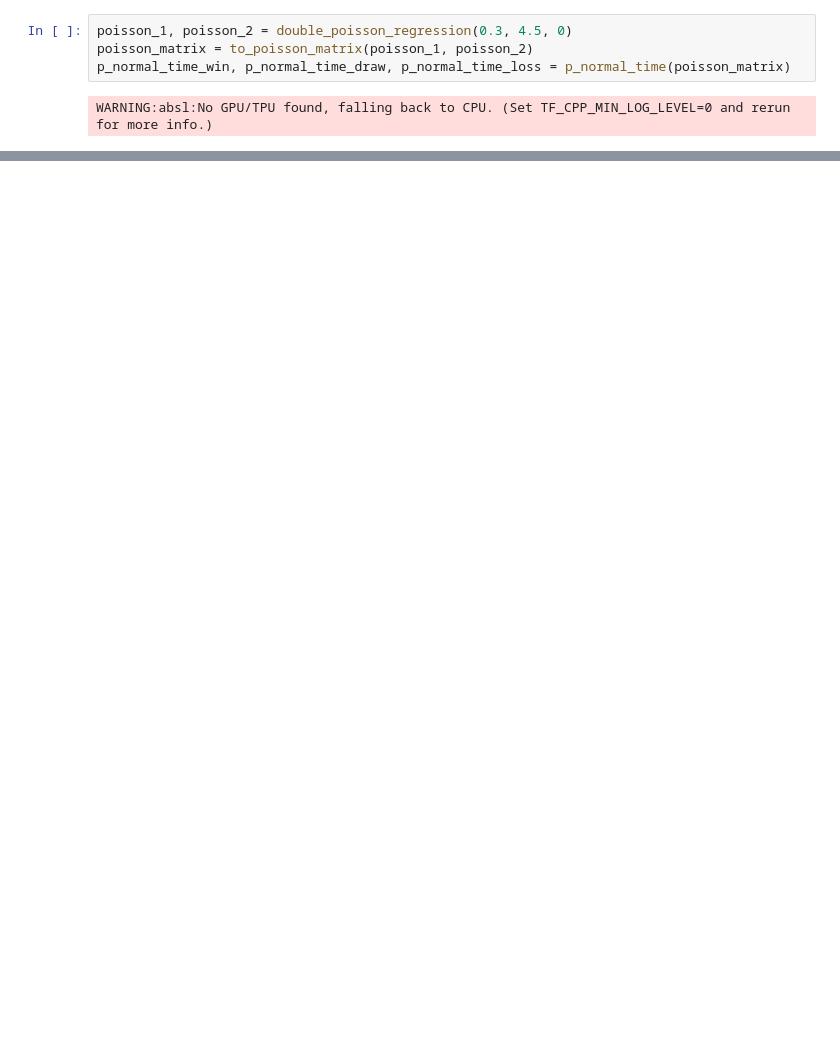
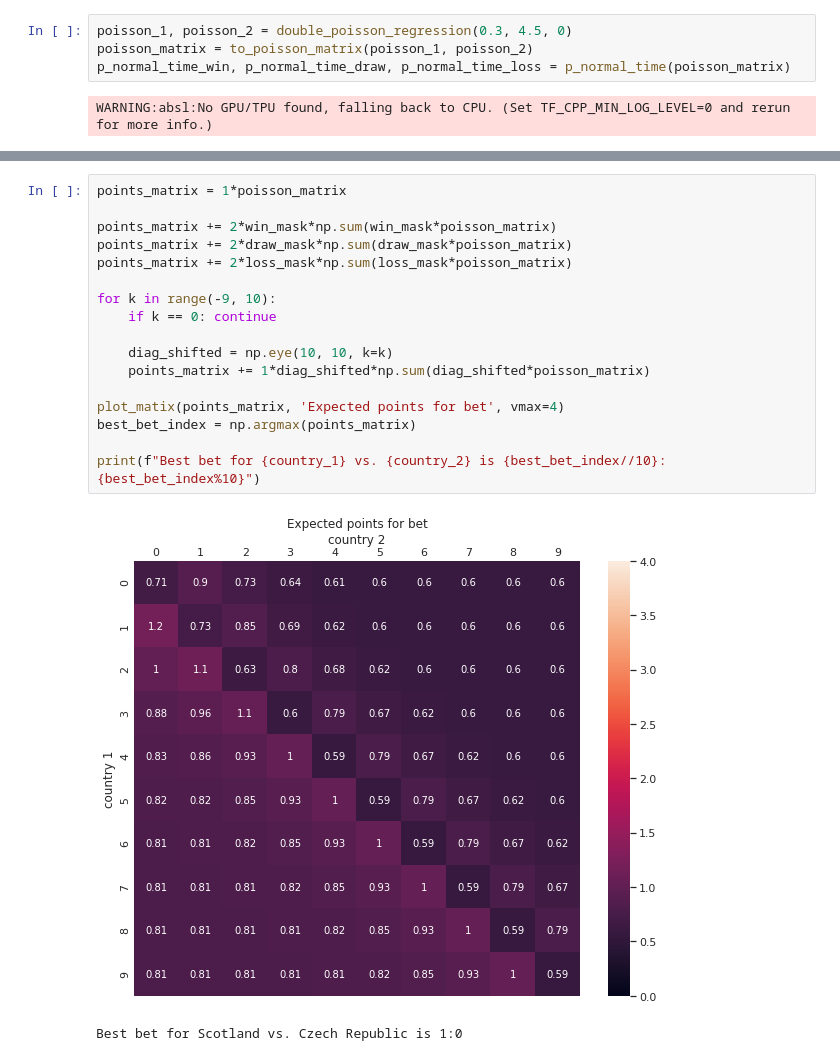
Before and after one commit to weichseltree/euro2020, a Jupyter notebook: double_poisson.ipynb, the cells around one changed output, grey strips where cells are left out. Cells and saved outputs as stored; diff of their text form; blank space fills up the shorter version.

```diff
--- a/double_poisson.ipynb
+++ b/double_poisson.ipynb
@@ -156,0 +171,20 @@ plt.show()
+# %%
+points_matrix = 1*poisson_matrix
+
+points_matrix += 2*win_mask*np.sum(win_mask*poisson_matrix)
+points_matrix += 2*draw_mask*np.sum(draw_mask*poisson_matrix)
+points_matrix += 2*loss_mask*np.sum(loss_mask*poisson_matrix)
+
+for k in range(-9, 10):
+    if k == 0: continue
+
+    diag_shifted = np.eye(10, 10, k=k)
+    points_matrix += 1*diag_shifted*np.sum(diag_shifted*poisson_matrix)
+
+plot_matix(points_matrix, 'Expected points for bet', vmax=4)
+best_bet_index = np.argmax(points_matrix)
+
+print(f"Best bet for {country_1} vs. {country_2} is {best_bet_index//10}:{best_bet_index%10}")
+# %% [output]
+[figure, added]
+Best bet for Scotland vs. Czech Republic is 1:0
```
Also changed, not shown: parts of 14 cells of this notebook.
